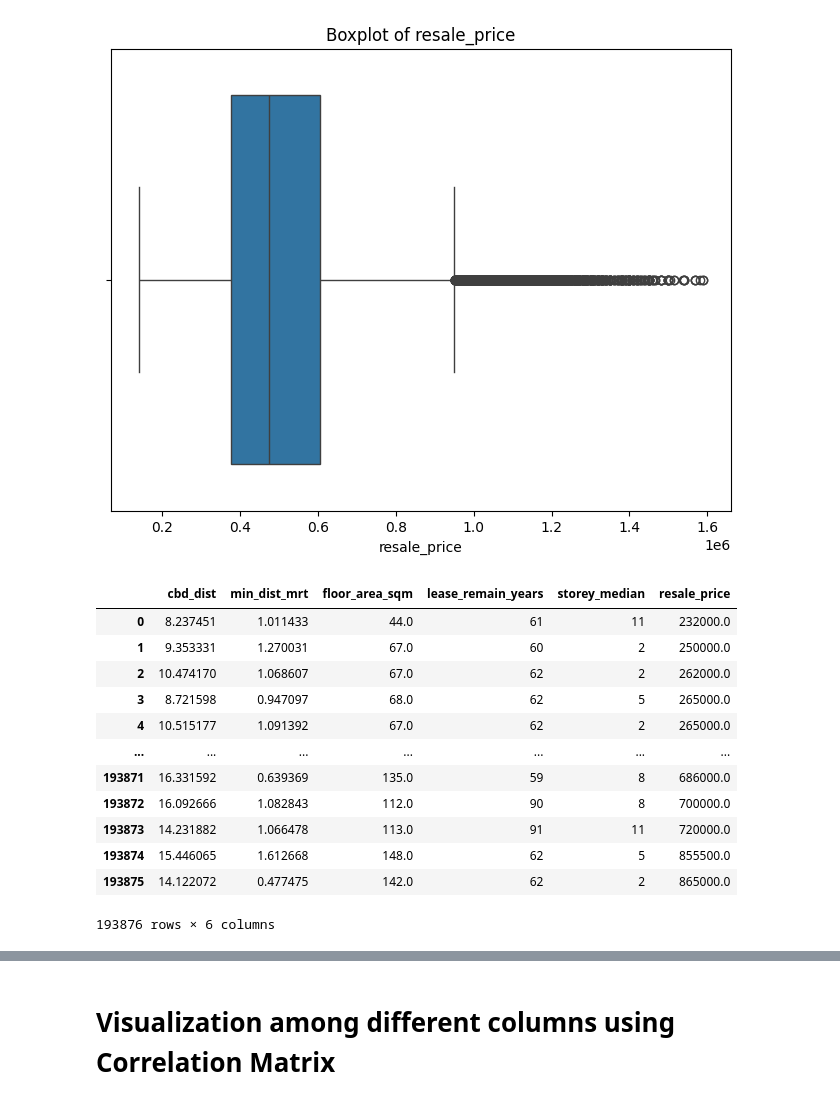
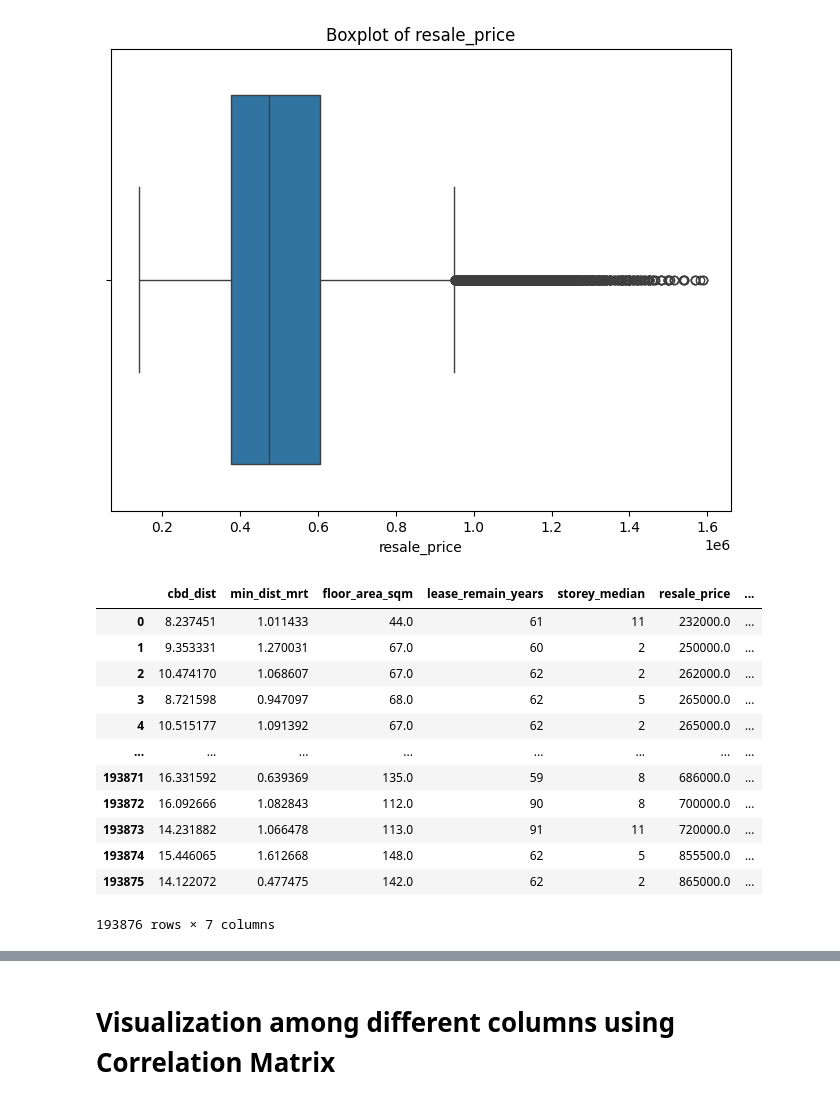
Before and after one commit to Bahbunb/Internal-ProjectsUpdated, a Jupyter notebook: Machine_Learning/ML_MODEL1.ipynb, the cells around one changed output, grey strips where cells are left out. Drawn from its saved outputs; the diff is of its cells as text; code cells hidden in the pictures.

```diff
--- a/Machine_Learning/ML_MODEL1.ipynb
+++ b/Machine_Learning/ML_MODEL1.ipynb
@@ -8,7 +8,7 @@ warnings.filterwarnings('ignore')
 from sklearn.linear_model import LinearRegression
 from sklearn.ensemble import RandomForestRegressor
 # %%
-df = pd.read_csv('C:/Users/Admin/Desktop/Github/Internal-ProjectsUpdated/Datasets/merged_df.csv')
+df = pd.read_csv('/Users/belinda/Desktop/Internal-ProjectsUpdated-1/Datasets/merged_df.csv')
 df
 # %% [output]
 |  | month | town | flat_type | block_no | storey_range | floor_area_sqm | flat_model | lease_commence_date | ... |
@@ -111,22 +111,22 @@ for i in col:
 [figure]
 [figure]
 # %%
-scope_df = df[['cbd_dist','min_dist_mrt','floor_area_sqm','lease_remain_years','storey_median','resale_price']]
+scope_df = df[['cbd_dist','min_dist_mrt','floor_area_sqm','lease_remain_years','storey_median','resale_price','nearest_mall_distance_km']]
 scope_df
 # %% [output]
-|  | cbd_dist | min_dist_mrt | floor_area_sqm | lease_remain_years | storey_median | resale_price |
-| 0 | 8.237451 | 1.011433 | 44.0 | 61 | 11 | 232000.0 |
-| 1 | 9.353331 | 1.270031 | 67.0 | 60 | 2 | 250000.0 |
-| 2 | 10.474170 | 1.068607 | 67.0 | 62 | 2 | 262000.0 |
-| 3 | 8.721598 | 0.947097 | 68.0 | 62 | 5 | 265000.0 |
-| 4 | 10.515177 | 1.091392 | 67.0 | 62 | 2 | 265000.0 |
-| ... | ... | ... | ... | ... | ... | ... |
-| 193871 | 16.331592 | 0.639369 | 135.0 | 59 | 8 | 686000.0 |
-| 193872 | 16.092666 | 1.082843 | 112.0 | 90 | 8 | 700000.0 |
-| 193873 | 14.231882 | 1.066478 | 113.0 | 91 | 11 | 720000.0 |
-| 193874 | 15.446065 | 1.612668 | 148.0 | 62 | 5 | 855500.0 |
-| 193875 | 14.122072 | 0.477475 | 142.0 | 62 | 2 | 865000.0 |
+|  | cbd_dist | min_dist_mrt | floor_area_sqm | lease_remain_years | storey_median | resale_price | ... |
+| 0 | 8.237451 | 1.011433 | 44.0 | 61 | 11 | 232000.0 | ... |
+| 1 | 9.353331 | 1.270031 | 67.0 | 60 | 2 | 250000.0 | ... |
+| 2 | 10.474170 | 1.068607 | 67.0 | 62 | 2 | 262000.0 | ... |
+| 3 | 8.721598 | 0.947097 | 68.0 | 62 | 5 | 265000.0 | ... |
+| 4 | 10.515177 | 1.091392 | 67.0 | 62 | 2 | 265000.0 | ... |
+| ... | ... | ... | ... | ... | ... | ... | ... |
+| 193871 | 16.331592 | 0.639369 | 135.0 | 59 | 8 | 686000.0 | ... |
+| 193872 | 16.092666 | 1.082843 | 112.0 | 90 | 8 | 700000.0 | ... |
+| 193873 | 14.231882 | 1.066478 | 113.0 | 91 | 11 | 720000.0 | ... |
+| 193874 | 15.446065 | 1.612668 | 148.0 | 62 | 5 | 855500.0 | ... |
+| 193875 | 14.122072 | 0.477475 | 142.0 | 62 | 2 | 865000.0 | ... |
-193876 rows × 6 columns
+193876 rows × 7 columns
 # %%
 scope_df = scope_df.drop_duplicates()
 df1 = scope_df
```
Also changed, not shown: parts of 3 cells of this notebook, 22 other files.
